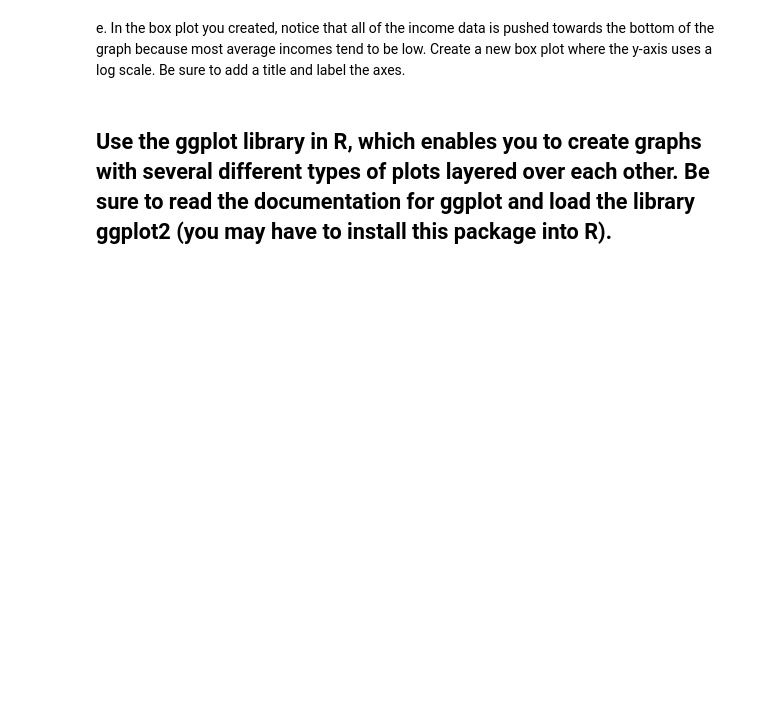
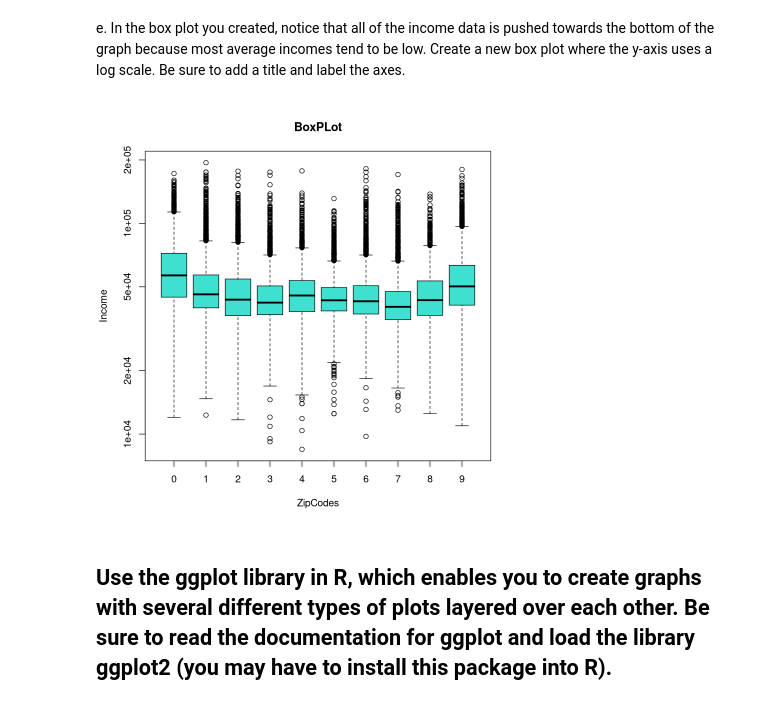
Before and after one commit to ANV3L/DataScience-R-labs, a Jupyter notebook: 1-lab.ipynb, the cells around one changed output. Drawn from its saved outputs; the diff is of its cells as text; code cells hidden in the pictures; blank space fills up the shorter version.

```diff
--- a/1-lab.ipynb
+++ b/1-lab.ipynb
@@ -168,13 +289,16 @@ boxplot(IncomeSubset$income,
 # %% [markdown]
 e.      In the box plot you created, notice that all of the income data is pushed towards the bottom of the graph because most average incomes tend to be low.  Create a new box plot where the y-axis uses a log scale.  Be sure to add a title and label the axes.
 # %%
-boxplot(IncomeSubset$income,
+boxplot(income ~ zipCode,
+        data = IncomeSubset,
+        main = "BoxPLot",
         log = "y",
-        main = "BoxPlot",
+        xlab = "ZipCodes",
         ylab = "Income",
-        col = rgb(0.2, 0.6, 0.8),
-        border = "darkblue"
-)
+        col = "turquoise"
+       )
+# %% [output]
+[figure, added]
 # %% [markdown]
 ## Use the ggplot library in R, which enables you to create graphs with several different types of plots layered over each other.  Be sure to read the documentation for ggplot and load the library ggplot2 (you may have to install this package into R).
 # %%
```
Also changed, not shown: parts of 20 cells of this notebook.
